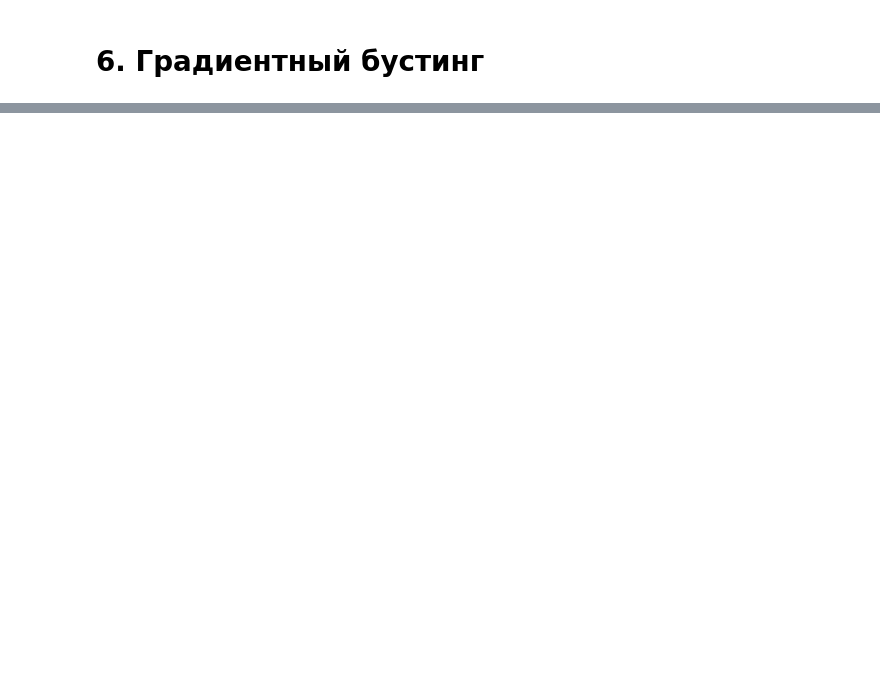
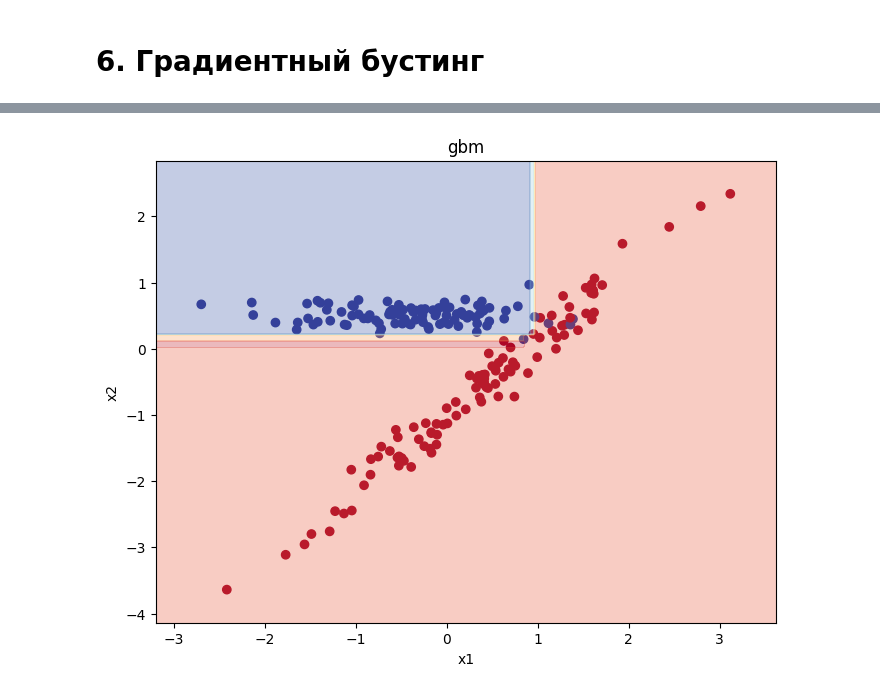
Before and after one commit to bleeeana/ml_methods, a Jupyter notebook: methods.ipynb, the cells around one changed output, grey strips where cells are left out. Drawn from its saved outputs; the diff is of its cells as text; code cells hidden in the pictures; blank space fills up the shorter version.

```diff
--- a/methods.ipynb
+++ b/methods.ipynb
@@ -1027,0 +1043,12 @@ model.fit(["x"], ["y"])
+# %%
+x_label = ["x1", "x2"]
+y_label = ["y"]
+x = np.array([[-1, 0]])
+
+
+model = GradientBoostingMethod(svm_dataset1, 'LOG', 5, SolvingTreeModel, 1.0, max_depth =3, min_samples = 2, use_loss = 0)
+model.fit(x_label, y_label)
+model.predict(x)
+model.plot(x_label, y_label)
+# %% [output]
+[figure, added]
```
Also changed, not shown: parts of 5 cells of this notebook.
